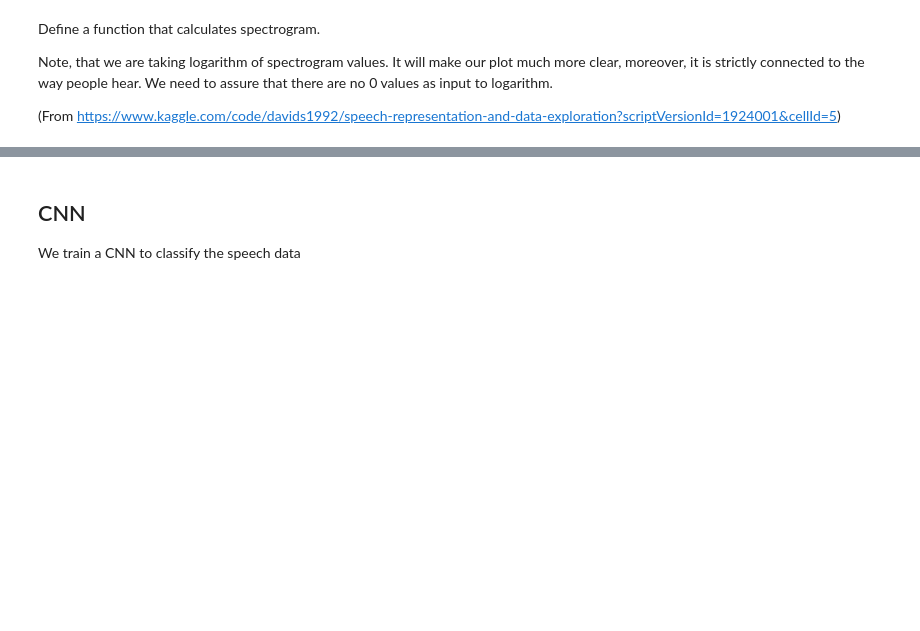
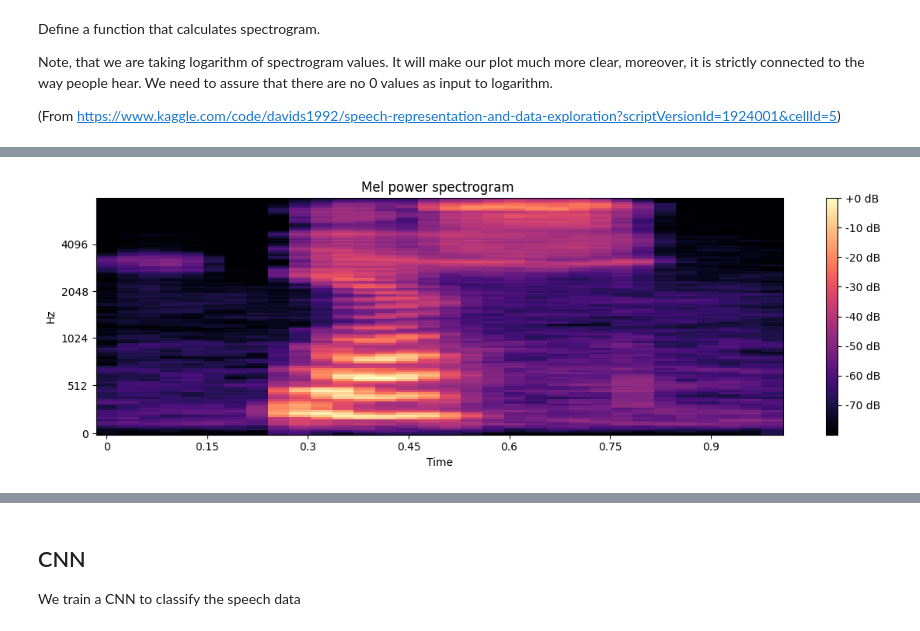
Before and after one commit to Lukas-J/DL2, a Jupyter notebook: src/project2.ipynb, the cells around one changed output, grey strips where cells are left out. Saved outputs shown, nothing was run; the diff lists cells and outputs as text; code cells hidden in the pictures; blank space fills up the shorter version.

```diff
--- a/src/project2.ipynb
+++ b/src/project2.ipynb
@@ -142,0 +158,18 @@ Text(0.5, 0, 'Seconds')
+# %%
+# Calculate the Mel power spectrogram
+
+# https://www.kaggle.com/code/davids1992/speech-representation-and-data-exploration?scriptVersionId=1924001&cellId=13
+# From this tutorial
+# https://github.com/librosa/librosa/blob/master/examples/LibROSA%20demo.ipynb
+S = librosa.feature.melspectrogram(y=data.astype(np.float32), sr=sample_rate, n_mels=128)
+
+# Convert to log scale (dB). We'll use the peak power (max) as reference.
+log_S = librosa.power_to_db(S, ref=np.max)
+
+plt.figure(figsize=(12, 4))
+librosa.display.specshow(log_S, sr=sample_rate, x_axis='time', y_axis='mel')
+plt.title('Mel power spectrogram ')
+plt.colorbar(format='%+02.0f dB')
+plt.tight_layout()
+# %% [output]
+[figure, added]
```
Also changed, not shown: parts of 12 cells of this notebook.
